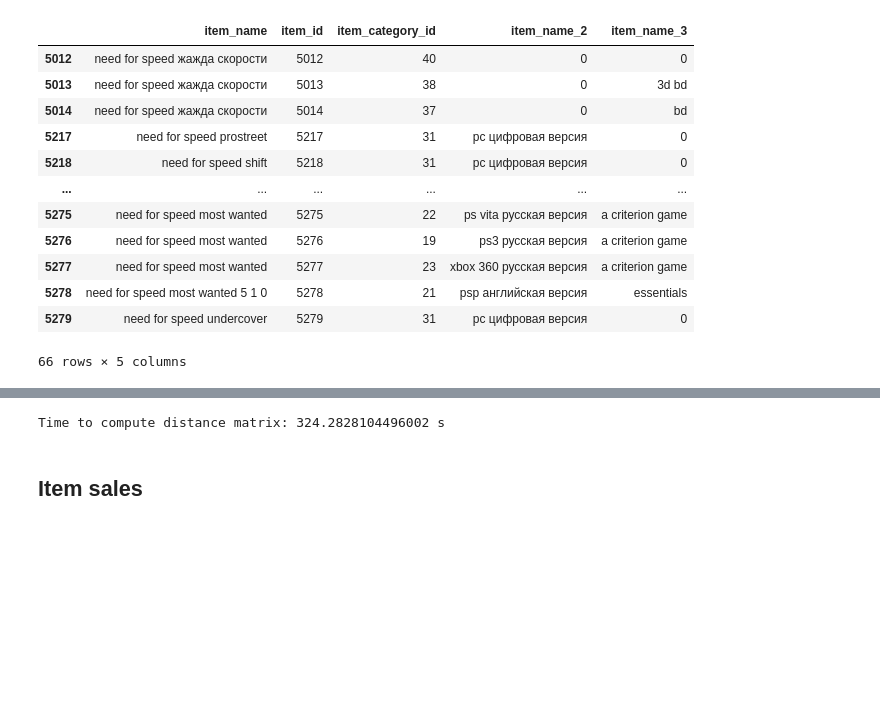
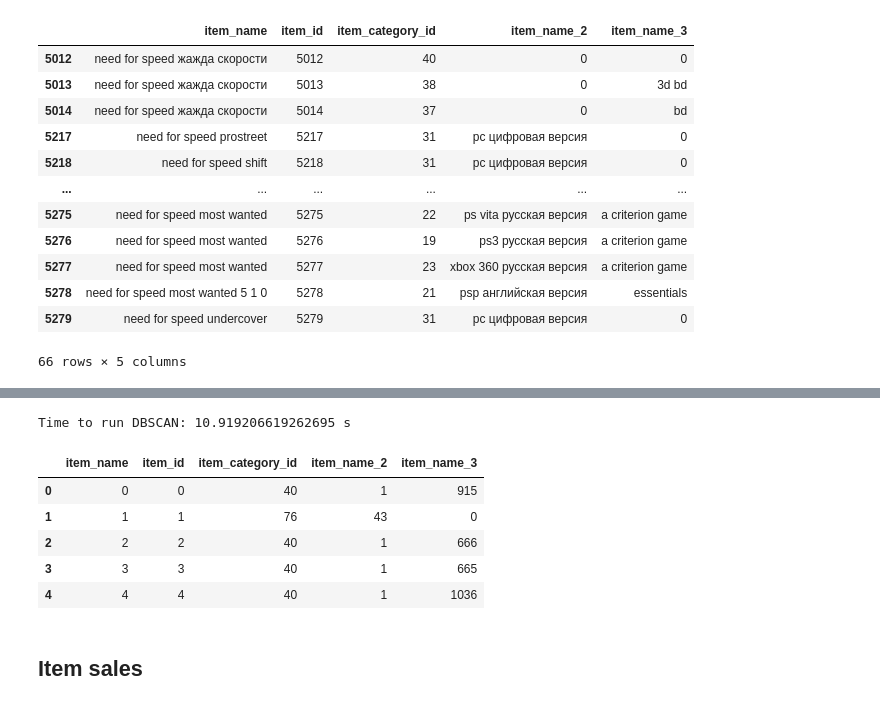
Before and after one commit to pietroventurini/predict-future-sales, a Jupyter notebook: Predict_Future_Sales_EDA.ipynb, the cells around one changed output, grey strips where cells are left out. Drawn from its saved outputs; the diff is of its cells as text; code cells hidden in the pictures; blank space fills up the shorter version.

```diff
--- a/Predict_Future_Sales_EDA.ipynb
+++ b/Predict_Future_Sales_EDA.ipynb
@@ -611,7 +608,7 @@ print(f"Time to compute distance matrix: {time.time() - t_start} s")
 
 t_start = time.time()
 # min_samples = 1 --> we allow clusters with only one item (problem: exceed memory limit)
-dbs = dbscan(d, metric='precomputed', eps=0.6, min_samples=2)
+dbs = dbscan(d, metric='precomputed', eps=0.6, min_samples=1)
 print(f"Time to run DBSCAN: {time.time() - t_start} s")
 
 # label encode items
@@ -625,7 +622,16 @@ items = downcast(items)
 del d, item_names, dbs
 gc.collect()
 # %% [output]
-Time to compute distance matrix: 324.2828104496002 s
+Time to run DBSCAN: 10.919206619262695 s
+# %%
+items.head()
+# %% [output]
+|  | item_name | item_id | item_category_id | item_name_2 | item_name_3 |
+| 0 | 0 | 0 | 40 | 1 | 915 |
+| 1 | 1 | 1 | 76 | 43 | 0 |
+| 2 | 2 | 2 | 40 | 1 | 666 |
+| 3 | 3 | 3 | 40 | 1 | 665 |
+| 4 | 4 | 4 | 40 | 1 | 1036 |
 # %% [markdown]
 ## Item sales
 # %% [markdown]
```
Also changed, not shown: parts of 25 cells of this notebook.
